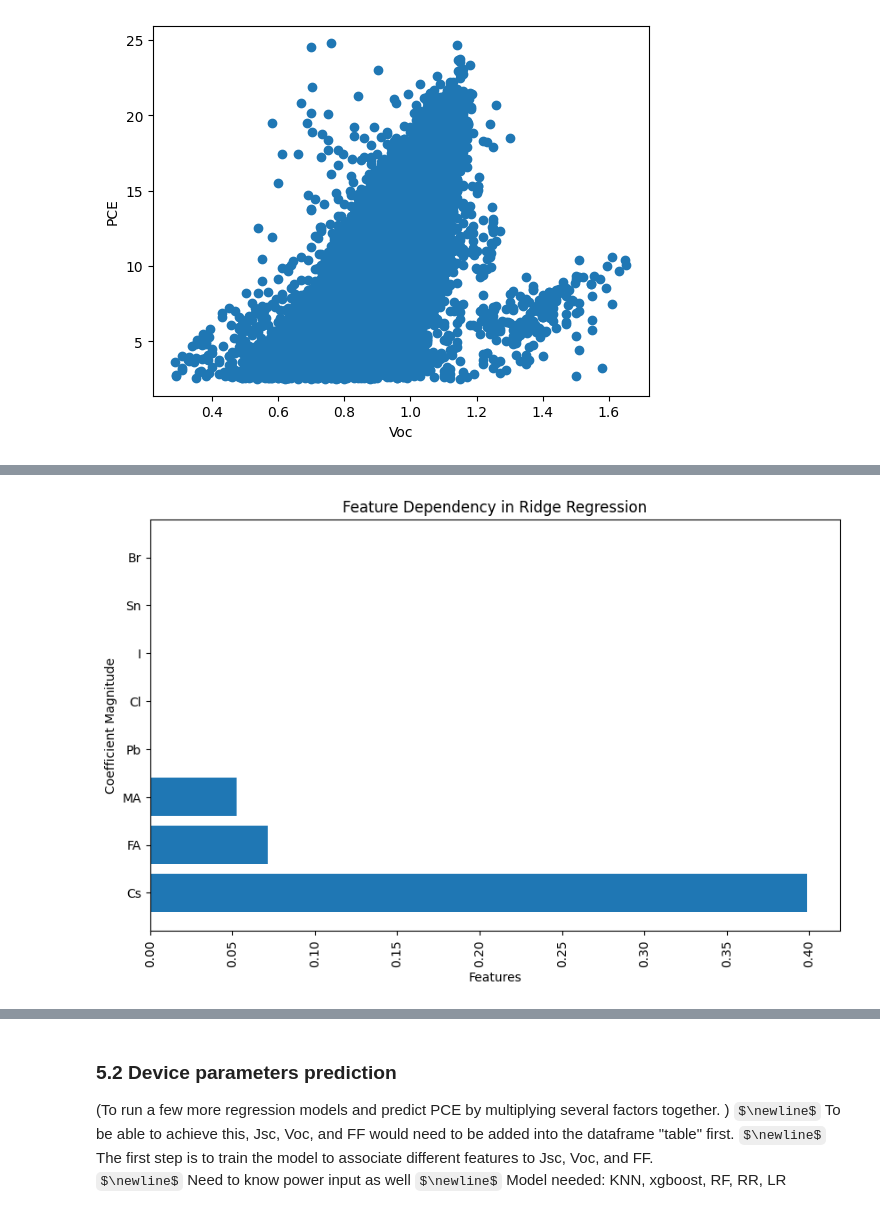
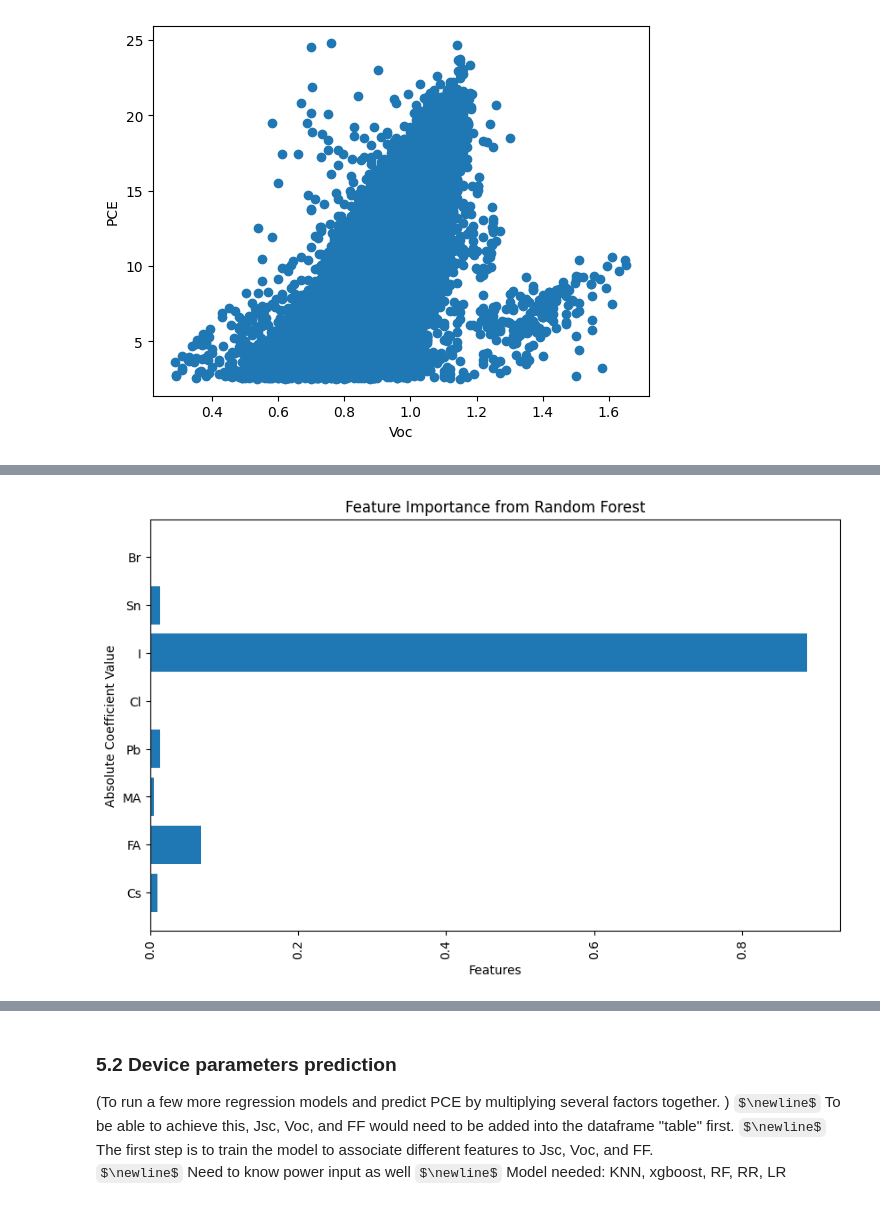
Before and after one commit to drcgreenland/PerovskiteML_project, a Jupyter notebook: replicating.ipynb, the cells around one changed output, grey strips where cells are left out. Drawn from its saved outputs; the diff is of its cells as text; code cells hidden in the pictures; some formulas as TeX source.

Commit message:
Changed feature importance algorithms

```diff
--- a/replicating.ipynb
+++ b/replicating.ipynb
@@ -357,0 +372,3 @@ dtype: int64
+# %%
+table_datacheck = table_datacheck.fillna(0)
+table_datacheck
@@ -358,36 +444,61 @@ dtype: int64
 # %%
-ions = ["Br","Sn","I","Cl","Pb","MA","FA","Cs"]
-ions.reverse()
-number = []
-
-def plot_bar_RR(name):                                          # Using Ridge Regression and training the model to plot Fig.4 (a)
-    x, y = table_datacheck[name].astype(str), table_datacheck["Perovskite_band_gap"].astype(str)
-    float_regex = r"^[+-]?(\d+(\.\d*)?|\.\d+)$"                 # "only-readable-by-computer-filter" (actually called Regular Expression Filter for float/integer that looks like strings only)
-    MaskX = x.str.contains(float_regex, regex=True, na=False)   # mask will store the information of the filtered row
-    MaskY = y.str.contains(float_regex, regex=True, na=False)
-    SuperMask = MaskX & MaskY                                   # combining boolean masks
-    x = pd.to_numeric(x[SuperMask]).to_frame()                  # "to_frame" -> pd.Series to pd.DataFrame because "ridge.fit" need this format
-    y = pd.to_numeric(y[SuperMask]).to_frame()
-
-    x_train, x_test, y_train, y_test = train_test_split(x, y, test_size=0.2, random_state=42)
-    ridge = Ridge(alpha=1.0)
-    ridge.fit(x_train, y_train)
-    coefficients = np.abs(ridge.coef_).flatten()
-    return coefficients
+from sklearn.ensemble import RandomForestRegressor
+from sklearn.metrics import mean_squared_error, r2_score
 
 
-for item in ions:
-    number.append(plot_bar_RR(item)[0])
+# def plot_bar_RF(name):                                          # Using Ridge Regression and training the model to plot Fig.4 (a)
+#     x, y = table_datacheck[name].astype(str), table_datacheck["Perovskite_band_gap"].astype(str)
+#     float_regex = r"^[+-]?(\d+(\.\d*)?|\.\d+)$"                 # "only-readable-by-computer-filter" (actually called Regular Expression Filter for float/integer that looks like strings only)
+#     MaskX = x.str.contains(float_regex, regex=True, na=False)   # mask will store the information of the filtered row
+#     MaskY = y.str.contains(float_regex, regex=True, na=False)
+#     SuperMask = MaskX & MaskY                                   # combining boolean masks
+#     x = pd.to_numeric(x[SuperMask]).to_frame()                  # "to_frame" -> pd.Series to pd.DataFrame because "ridge.fit" need this format
+#     y = pd.to_numeric(y[SuperMask]).to_frame()
+
+#     x_train, x_test, y_train, y_test = train_test_split(x, y, test_size=0.2, random_state=42)
+#     randomForestRegressor = RandomForestRegressor(n_estimators=100, random_state=42)
+#     randomForestRegressor.fit(x_train, y_train)
+#     y_pred = randomForestRegressor.predict(x_test)
+
+#     mse = mean_squared_error(y_test, y_pred)
+#     r2 = r2_score(y_test, y_pred)
+#     # print("MSE: ", mse)
+#     # print("R2 ", r2)
+#     # print("Average: ", np.average(y_pred))
+
+#     return np.average(y_pred)
+
+# number = []
+
+# for item in ions:
+#     number.append(plot_bar_RF(item))
+
+# print(len(ions))
+# print(len(number))
+
+# plt.figure(figsize=(10, 6))
+# # plt.bar(feature, coefficients)
+# plt.barh(ions, number)
+# plt.xlabel('Features')
+# plt.ylabel('Coefficient Magnitude')
+# plt.title('Random Forest')
+# plt.xticks(rotation=90)
+# plt.show()
 
 
+x, y = table_datacheck[ions], table_datacheck["Perovskite_band_gap"]
+x_train, x_test, y_train, y_test = train_test_split(x, y, test_size=0.2, random_state=42)
+randomForestRegressor = RandomForestRegressor(n_estimators=100, random_state=42)
+randomForestRegressor.fit(x_train, y_train)
+feature_importance = randomForestRegressor.feature_importances_
 
+# Plot feature importance
 plt.figure(figsize=(10, 6))
-# plt.bar(feature, coefficients)
-plt.barh(ions, number)
+plt.barh(ions, feature_importance)
 plt.xlabel('Features')
-plt.ylabel('Coefficient Magnitude')
-plt.title('Feature Dependency in Ridge Regression')
+plt.ylabel('Absolute Coefficient Value')
+plt.title('Feature Importance from Random Forest')
 plt.xticks(rotation=90)
 plt.show()
 # %% [output]
-[figure, old version]
+[figure, new version]
```
Also changed, not shown: parts of 21 cells of this notebook.
